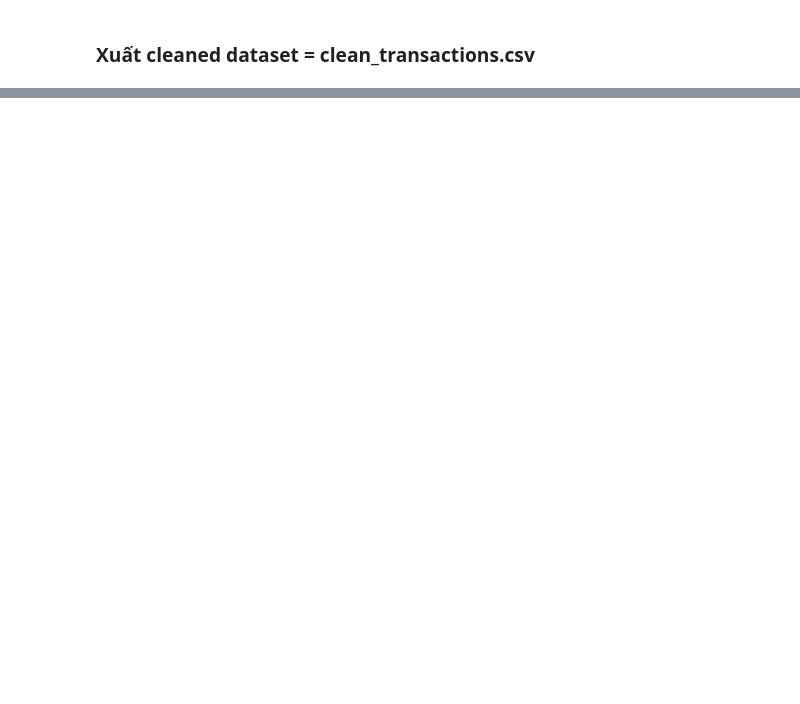
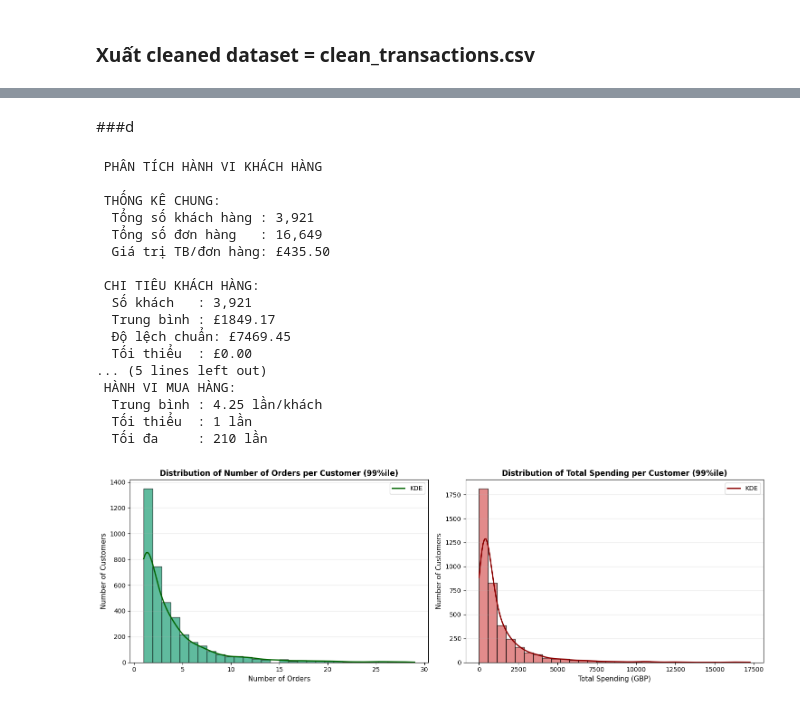
Before and after one commit to AIO-OIA-Organization/AIO_OIA_Project01_Customer_Segmentation, a Jupyter notebook: notebooks/01_cleaning_and_eda_1.ipynb, the cells around one changed output, grey strips where cells are left out. Saved outputs shown, nothing was run; the diff lists cells and outputs as text; code cells hidden in the pictures; blank space fills up the shorter version.

```diff
--- a/notebooks/01_cleaning_and_eda_1.ipynb
+++ b/notebooks/01_cleaning_and_eda_1.ipynb
@@ -213,0 +256,6 @@ Dữ liệu đã được lưu vào: ../data/processed/clean_transactions.csv
+# %%
+fig_rev, _ = EDAOrchestrator.top_products_orchestrator(df, top_n=10, by='revenue')
+results['figures']['top_products_revenue'] = fig_rev
+
+fig_qty, _ = EDAOrchestrator.top_products_orchestrator(df, top_n=10, by='quantity')
+results['figures']['top_products_quantity'] = fig_qty
@@ -213,0 +265,24 @@ Dữ liệu đã được lưu vào: ../data/processed/clean_transactions.csv
+# %% [markdown]
+###d
+# %%
+fig_cb, _ = EDAOrchestrator.customer_behavior_orchestrator(df)
+results['figures']['customer_behavior'] = fig_cb
+# %% [output]
+ PHÂN TÍCH HÀNH VI KHÁCH HÀNG
+
+ THỐNG KÊ CHUNG:
+  Tổng số khách hàng : 3,921
+  Tổng số đơn hàng   : 16,649
+  Giá trị TB/đơn hàng: £435.50
+
+ CHI TIÊU KHÁCH HÀNG:
+  Số khách   : 3,921
+  Trung bình : £1849.17
+  Độ lệch chuẩn: £7469.45
+  Tối thiểu  : £0.00
+... (5 lines left out)
+ HÀNH VI MUA HÀNG:
+  Trung bình : 4.25 lần/khách
+  Tối thiểu  : 1 lần
+  Tối đa     : 210 lần
+[figure, added]
```
Also changed, not shown: parts of 15 cells of this notebook, 15 other files.
